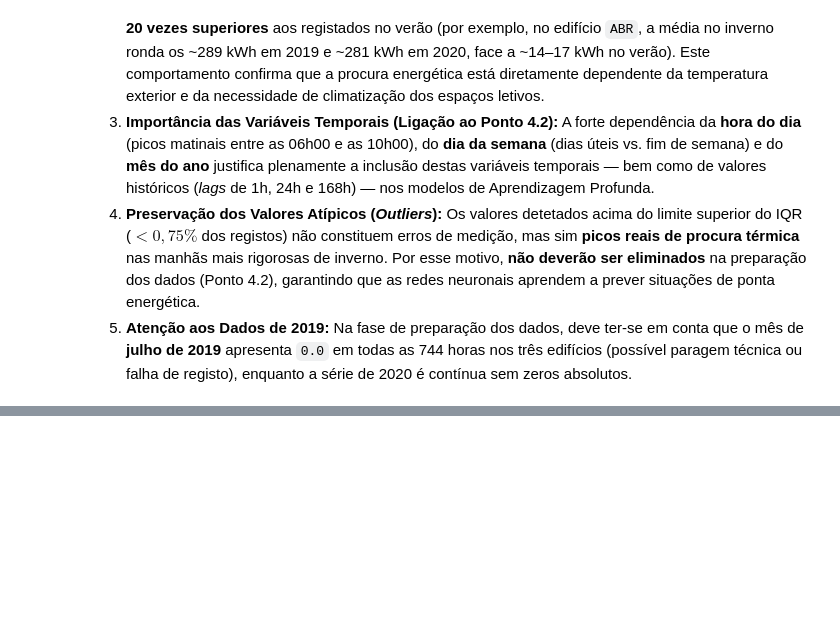
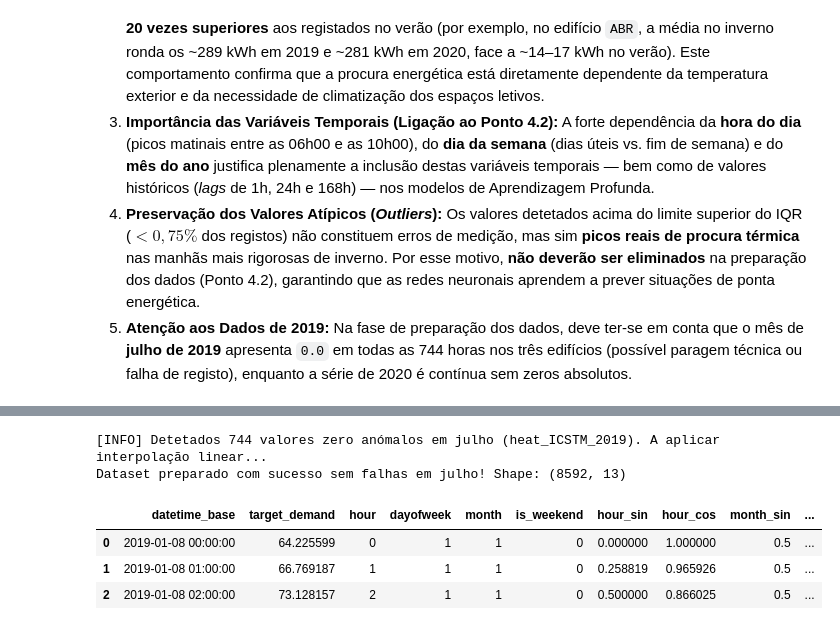
Before and after one commit to RickyFC-Git/Energy_Consumption_Prediction, a Jupyter notebook: trabalho/ricardo/Heat_Demand.ipynb, the cells around one changed output, grey strips where cells are left out. Cells and saved outputs as stored; diff of their text form; code cells hidden in the pictures; blank space fills up the shorter version.

```diff
--- a/trabalho/ricardo/Heat_Demand.ipynb
+++ b/trabalho/ricardo/Heat_Demand.ipynb
@@ -370,0 +381,12 @@ for edificio, df in dfs.items():
+# %%
+# 1. Verificação rigorosa da ordenação e periodicidade temporal
+for edificio, df in dfs.items():
+    df = df.sort_values('datetime_base').reset_index(drop=True)
+    df_temporal = df.set_index('datetime_base')
+    esperado_index = pd.date_range(start=df_temporal.index[0], end=df_temporal.index[-1], freq='h')
+    falta_tempo = esperado_index.difference(df_temporal.index)
+
+    print(f"=== Edifício {edificio} ===")
+    print(f"  • Nº de registos originais: {len(df)}")
+    print(f"  • Lacunas horárias detetadas: {len(falta_tempo)}")
+    print(f"  • Periodicidade regular ('h'): {df_temporal.index.is_monotonic_increasing}\n")
@@ -370,0 +413,43 @@ for edificio, df in dfs.items():
+# %%
+def preparar_features_com_tratamento_zeros(df, coluna_alvo):
+    df_prep = df[['datetime_base', coluna_alvo]].copy()
+    df_prep.rename(columns={coluna_alvo: 'target_demand'}, inplace=True)
+
+    mask_julho = (df_prep['datetime_base'].dt.month == 7) & (df_prep['target_demand'] == 0.0)
+    n_zeros_julho = mask_julho.sum()
+
+    if n_zeros_julho > 0:
+        print(f"[INFO] Detetados {n_zeros_julho} valores zero anómalos em julho ({coluna_alvo}). A aplicar interpolação linear...")
+        df_prep.loc[mask_julho, 'target_demand'] = np.nan
+        df_prep['target_demand'] = df_prep['target_demand'].interpolate(method='linear')
+
+    df_prep['hour'] = df_prep['datetime_base'].dt.hour
+    df_prep['dayofweek'] = df_prep['datetime_base'].dt.dayofweek
+    df_prep['month'] = df_prep['datetime_base'].dt.month
+    df_prep['is_weekend'] = df_prep['dayofweek'].isin([5, 6]).astype(int)
+
+    df_prep['hour_sin'] = np.sin(2 * np.pi * df_prep['hour'] / 24.0)
+    df_prep['hour_cos'] = np.cos(2 * np.pi * df_prep['hour'] / 24.0)
+    df_prep['month_sin'] = np.sin(2 * np.pi * df_prep['month'] / 12.0)
+    df_prep['month_cos'] = np.cos(2 * np.pi * df_prep['month'] / 12.0)
+
+    df_prep['lag_1'] = df_prep['target_demand'].shift(1)     # Hora anterior
+    df_prep['lag_24'] = df_prep['target_demand'].shift(24)   # Mesmo período no dia anterior
+    df_prep['lag_168'] = df_prep['target_demand'].shift(168) # Mesmo período na semana anterior (7 dias * 24h)
+
+    df_prep.dropna(inplace=True)
+    df_prep.reset_index(drop=True, inplace=True)
+
+    return df_prep
+
+df_icstm_2019_prep = preparar_features_com_tratamento_zeros(dfs['ICSTM'], 'heat_ICSTM_2019')
+print("Dataset preparado com sucesso sem falhas em julho! Shape:", df_icstm_2019_prep.shape)
+display(df_icstm_2019_prep.head(3))
+display(df_icstm_2019_prep.tail(3))
+# %% [output]
+[INFO] Detetados 744 valores zero anómalos em julho (heat_ICSTM_2019). A aplicar interpolação linear...
+Dataset preparado com sucesso sem falhas em julho! Shape: (8592, 13)
+|  | datetime_base | target_demand | hour | dayofweek | month | is_weekend | hour_sin | hour_cos | month_sin | ... |
+| 0 | 2019-01-08 00:00:00 | 64.225599 | 0 | 1 | 1 | 0 | 0.000000 | 1.000000 | 0.5 | ... |
+| 1 | 2019-01-08 01:00:00 | 66.769187 | 1 | 1 | 1 | 0 | 0.258819 | 0.965926 | 0.5 | ... |
+| 2 | 2019-01-08 02:00:00 | 73.128157 | 2 | 1 | 1 | 0 | 0.500000 | 0.866025 | 0.5 | ... |
```
Also changed, not shown: parts of 8 cells of this notebook.
